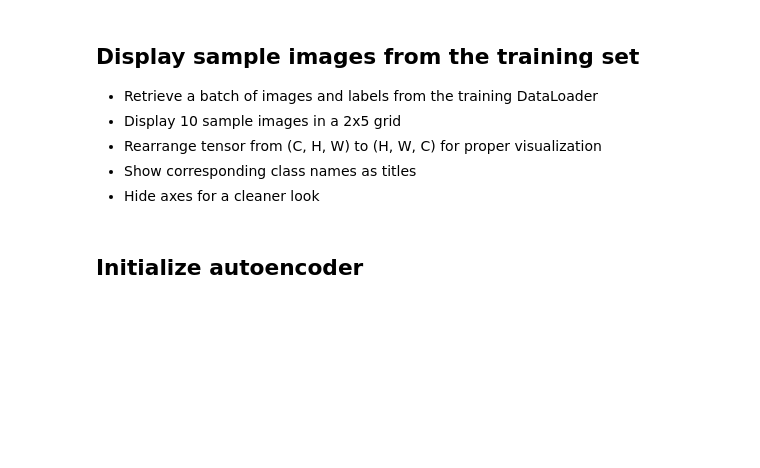
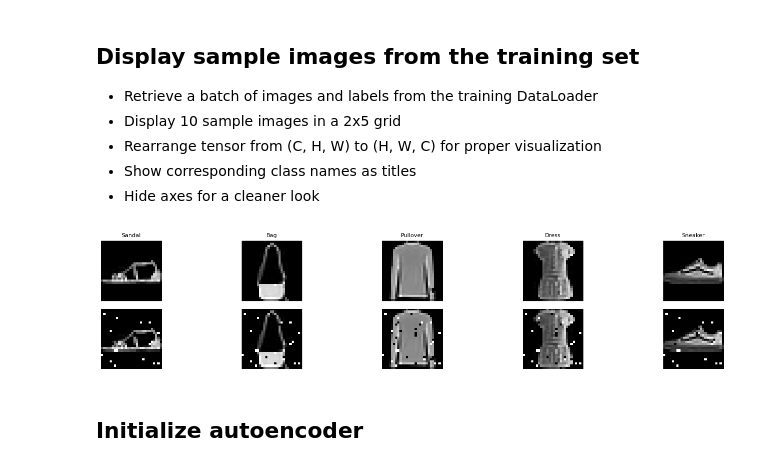
Before and after one commit to Matiar15/deep-learning, a Jupyter notebook: src/auto_encoder.ipynb, the cells around one changed output. Cells and saved outputs as stored; diff of their text form; code cells hidden in the pictures; blank space fills up the shorter version.

Commit message:
Refactor notebook: modularize imports, configure device, add noisy dataset visualization, and update dataset initialization

```diff
--- a/src/auto_encoder.ipynb
+++ b/src/auto_encoder.ipynb
@@ -39,15 +47,28 @@ hyper_params = HyperParameters(
 # %%
 transform = transforms.Compose([
-    transforms.Grayscale(num_output_channels=3),
+    transforms.Grayscale(),
+    transforms.Resize((28, 28)),
     transforms.ToTensor(),
 ])
 
-dataset = datasets.FashionMNIST(
+transform_with_noise = transforms.Compose([
+    transforms.Grayscale(),
+    transforms.Resize((28, 28)),
+    transforms.ToTensor(),
+    random_pixels.RandomPixels(noise_ratio=0.05, seed=hyper_params.seed),
+])
+
+fashion_MINST = datasets.FashionMNIST(
     root="data",
     train=True,
     download=True,
-    transform=transform
+    transform=transform,
 )
+
+dataset = NoisyDataset(
+    dataset=fashion_MINST,
+    noise_transform=transform_with_noise
+)
 # %% [markdown]
 ## Dataset split and DataLoader preparation
 - Calculate the total dataset size: dataset_size = len(dataset)
@@ -89,15 +116,27 @@ print(f"Classes: {classes_str}")
 - Show corresponding class names as titles
 - Hide axes for a cleaner look
 # %%
-examples, labels = next(iter(train_loader))
-fig, axes = plt.subplots(2, 5, figsize=(8, 3))
-for i, ax in enumerate(axes.flat):
-    img = examples[i].permute(1, 2, 0)
-    ax.imshow(img)
-    ax.set_title(dataset.classes[labels[i]])
-    ax.axis("off")
+original_images, noisy_images, labels = next(iter(train_loader))
+
+fig, axes = plt.subplots(2, 5, figsize=(15, 3))
+
+for i in range(5):
+    img = original_images[i].permute(1, 2, 0)
+    axes[0, i].imshow(img, cmap='gray')
+    axes[0, i].set_title(dataset.classes[labels[i]], fontsize=8)
+    axes[0, i].axis("off")
+
+    noisy_img = noisy_images[i].permute(1, 2, 0)
+    axes[1, i].imshow(noisy_img, cmap='gray')
+    axes[1, i].axis("off")
+
+axes[0, 0].set_ylabel("Original", fontsize=10, rotation=0, labelpad=40)
+axes[1, 0].set_ylabel("Noisy", fontsize=10, rotation=0, labelpad=40)
+
 plt.tight_layout()
 plt.show()
+# %% [output]
+[figure, added]
 # %% [markdown]
 ## Initialize autoencoder
 # %%
```
Also changed, not shown: parts of 14 cells of this notebook, 1 other file.
